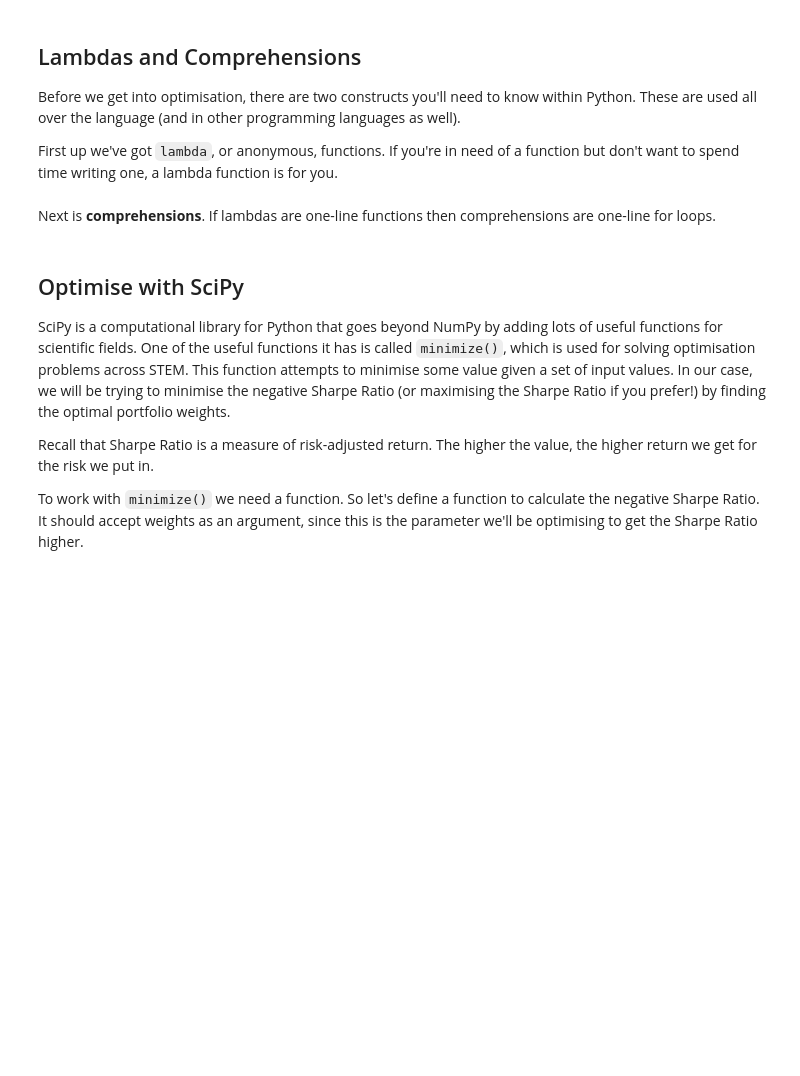
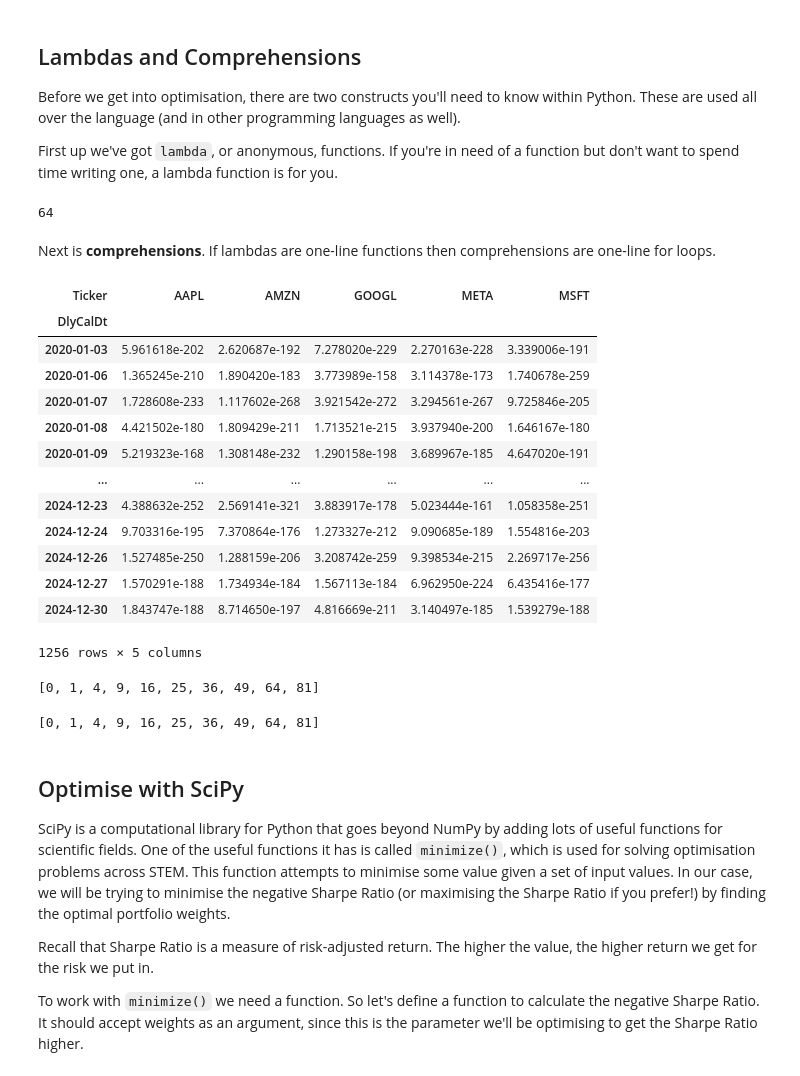
Before and after one commit to Imperial-Business-School/python-for-finance-WangZilu-imperial, a Jupyter notebook: 12. Optimisation.ipynb, the cells around one changed output. Drawn from its saved outputs; the diff is of its cells as text; code cells hidden in the pictures; blank space fills up the shorter version.

```diff
--- a/12. Optimisation.ipynb
+++ b/12. Optimisation.ipynb
@@ -47,8 +47,47 @@ df_pivot
 Before we get into optimisation, there are two constructs you'll need to know within Python. These are used all over the language (and in other programming languages as well).
 
 First up we've got `lambda`, or anonymous, functions. If you're in need of a function but don't want to spend time writing one, a lambda function is for you.
+# %%
+def square_it(x):
+    return x ** 2
+
+square_it(8)
+# %% [output]
+64
 # %% [markdown]
 Next is **comprehensions**. If lambdas are one-line functions then comprehensions are one-line for loops.
+# %%
+sq = lambda x: x ** 2
+sq(8)
+
+returns.apply(lambda x: x**100)
+# %% [output]
+| Ticker | AAPL | AMZN | GOOGL | META | MSFT |
+| DlyCalDt |  |  |  |  |  |
+| 2020-01-03 | 5.961618e-202 | 2.620687e-192 | 7.278020e-229 | 2.270163e-228 | 3.339006e-191 |
+| 2020-01-06 | 1.365245e-210 | 1.890420e-183 | 3.773989e-158 | 3.114378e-173 | 1.740678e-259 |
+| 2020-01-07 | 1.728608e-233 | 1.117602e-268 | 3.921542e-272 | 3.294561e-267 | 9.725846e-205 |
+| 2020-01-08 | 4.421502e-180 | 1.809429e-211 | 1.713521e-215 | 3.937940e-200 | 1.646167e-180 |
+| 2020-01-09 | 5.219323e-168 | 1.308148e-232 | 1.290158e-198 | 3.689967e-185 | 4.647020e-191 |
+| ... | ... | ... | ... | ... | ... |
+| 2024-12-23 | 4.388632e-252 | 2.569141e-321 | 3.883917e-178 | 5.023444e-161 | 1.058358e-251 |
+| 2024-12-24 | 9.703316e-195 | 7.370864e-176 | 1.273327e-212 | 9.090685e-189 | 1.554816e-203 |
+| 2024-12-26 | 1.527485e-250 | 1.288159e-206 | 3.208742e-259 | 9.398534e-215 | 2.269717e-256 |
+| 2024-12-27 | 1.570291e-188 | 1.734934e-184 | 1.567113e-184 | 6.962950e-224 | 6.435416e-177 |
+| 2024-12-30 | 1.843747e-188 | 8.714650e-197 | 4.816669e-211 | 3.140497e-185 | 1.539279e-188 |
+1256 rows × 5 columns
+# %%
+l = []
+for i in range(10):
+    l.append(i**2)
+
+l
+# %% [output]
+[0, 1, 4, 9, 16, 25, 36, 49, 64, 81]
+# %%
+[i ** 2 for i in range(10)]
+# %% [output]
+[0, 1, 4, 9, 16, 25, 36, 49, 64, 81]
 # %% [markdown]
 ## Optimise with SciPy
 
```
Also changed, not shown: parts of 7 cells of this notebook.
